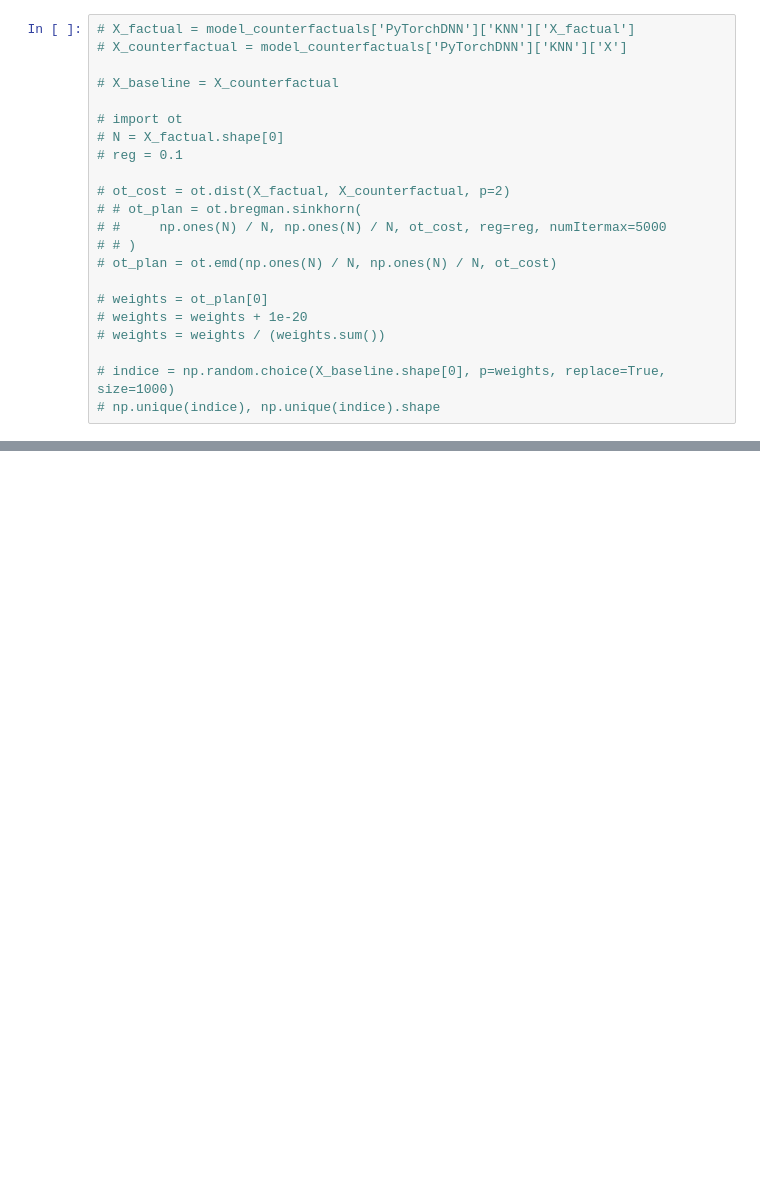
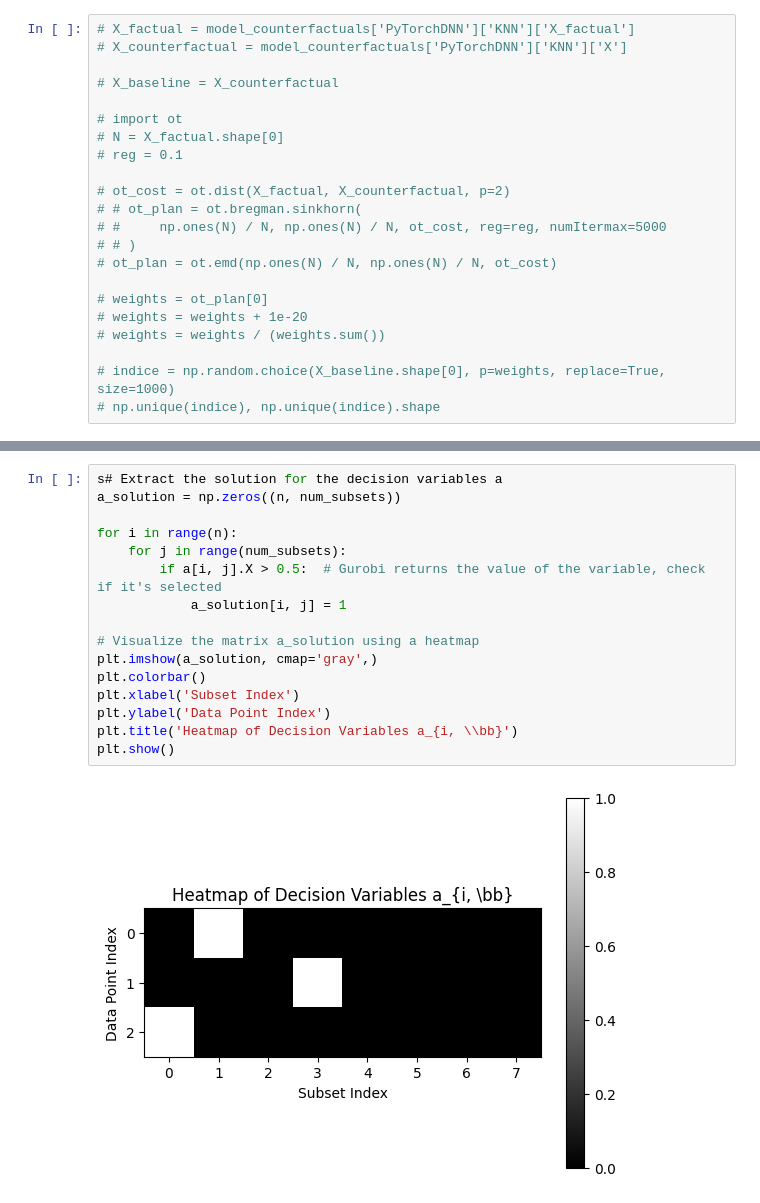
Before and after one commit to youlei202/Refining-Counterfactual-Explanations, a Jupyter notebook: heloc.ipynb, the cells around one changed output, grey strips where cells are left out. Cells and saved outputs as stored; diff of their text form; blank space fills up the shorter version.

```diff
--- a/heloc.ipynb
+++ b/heloc.ipynb
@@ -200,0 +282,18 @@ model_counterfactuals['PyTorchDNN']['KNN']['X_factual'].shape
+# %%
+s# Extract the solution for the decision variables a
+a_solution = np.zeros((n, num_subsets))
+
+for i in range(n):
+    for j in range(num_subsets):
+        if a[i, j].X > 0.5:  # Gurobi returns the value of the variable, check if it's selected
+            a_solution[i, j] = 1
+
+# Visualize the matrix a_solution using a heatmap
+plt.imshow(a_solution, cmap='gray',)
+plt.colorbar()
+plt.xlabel('Subset Index')
+plt.ylabel('Data Point Index')
+plt.title('Heatmap of Decision Variables a_{i, \\bb}')
+plt.show()
+# %% [output]
+[figure, added]
```
Also changed, not shown: parts of 9 cells of this notebook, 5 other files.
